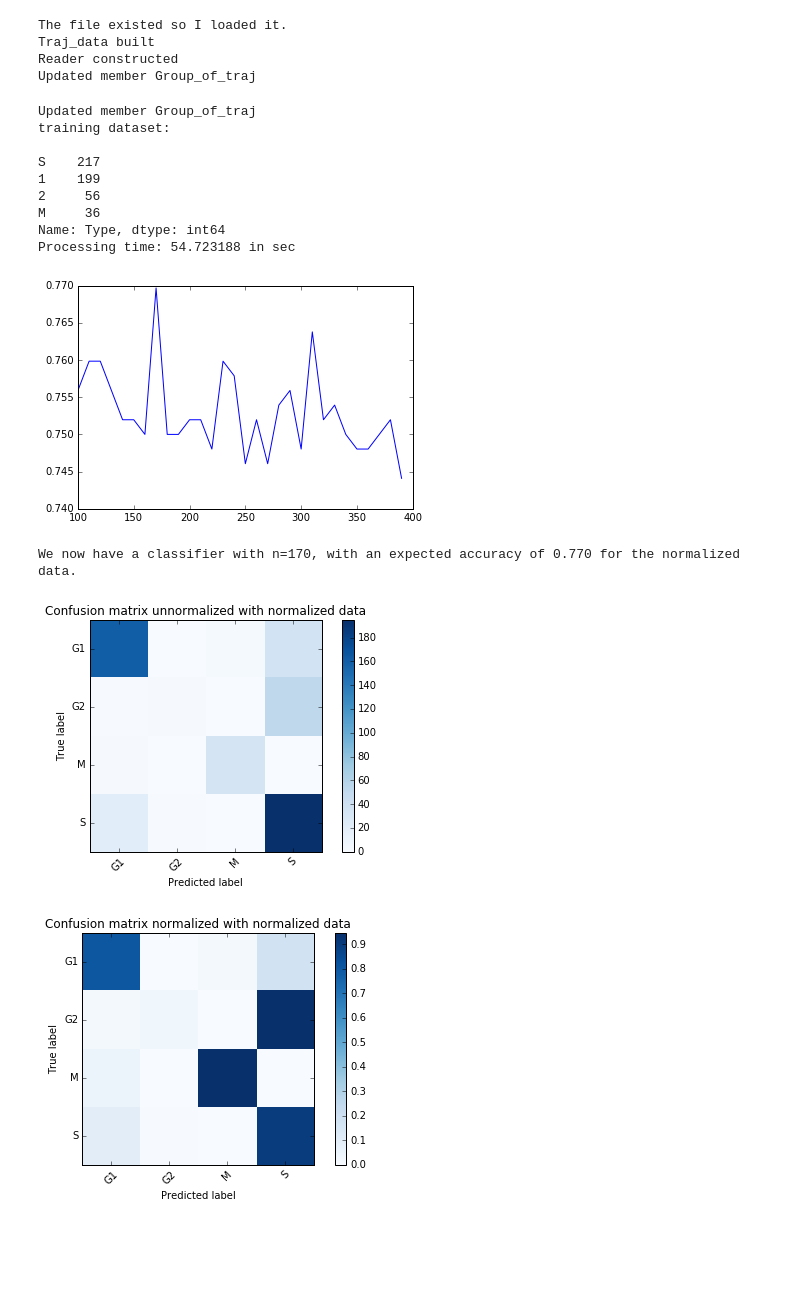
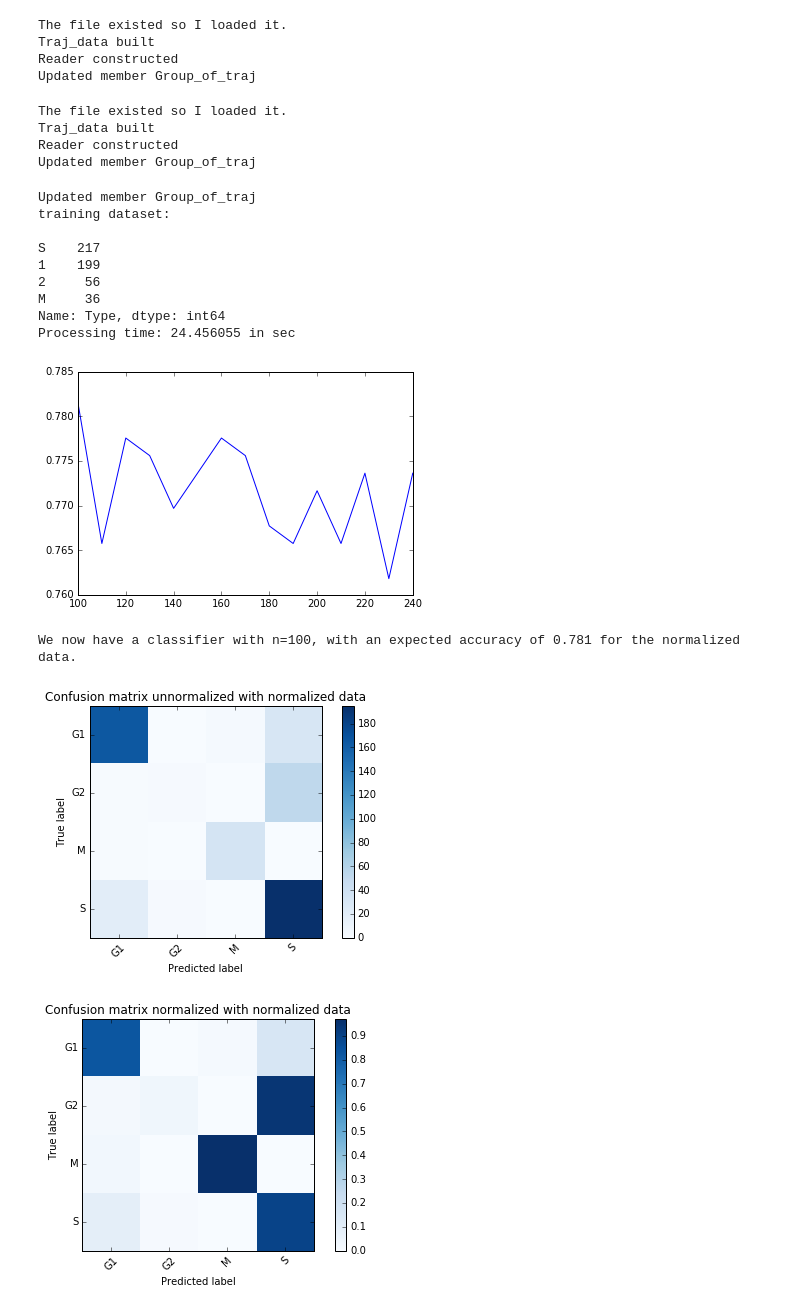
Before and after one commit to PeterJackNaylor/InternWork2, a Jupyter notebook: test.ipynb, the cells around one changed output. Saved outputs shown, nothing was run; the diff lists cells and outputs as text; code cells hidden in the pictures; blank space fills up the shorter version.

```diff
--- a/test.ipynb
+++ b/test.ipynb
@@ -19,10 +19,10 @@ num_str="0015"
 ## Well name
 if os.path.isfile("H2b_data_norm_mult.csv"):
     print "The file existed so I loaded it."
-    H2b_n_m = Traj_data(file_name="H2b_data_norm_mult.csv")#,pkl_traj_file="/home/pubuntu/Documents/InternWork2/Pkl_file")
+    H2b_n_m = Traj_data(file_name="H2b_data_norm_mult.csv",pkl_traj_file="./Pkl_file")
 
 else:
-    H2b_n_m=Traj_data(pkl_traj_file="/home/pubuntu/Documents/InternWork2/Pkl_file")
+    H2b_n_m=Traj_data(pkl_traj_file="./Pkl_file")
 
     H2b_n_m.extracting(num_str,"both_channels_0015.hdf5",'primary')
     ## Extracting the hdf5 file for the primary channel (H2b)
@@ -46,8 +46,39 @@ The file existed so I loaded it.
 Traj_data built
 Reader constructed
 Updated member Group_of_traj
+# %%
+num_str="0015"
+## Well name
+if os.path.isfile("H2b_data.csv"):
+    print "The file existed so I loaded it."
+    H2b = Traj_data(file_name="H2b_data.csv",pkl_traj_file="./Pkl_file")
+
+else:
+    H2b=Traj_data()
+
+    H2b.extracting(num_str,"both_channels_0015.hdf5",'primary')
+    ## Extracting the hdf5 file for the primary channel (H2b)
+
+    H2b.Add_traj(normalize=False)## ,num_traj=10) ## (you can reduce the number of traj)
+    ## Adding Alice's work on tracking to have trajectories
+
+    file_loc="0015_PCNA.xml"
+
+    H2b.label_finder(file_loc)
+    ## Finding associated labels by minimizing distance by click and distance of cell
+
+    H2b.renaming_and_merge()
+    ## renaming the labels to have G1=="1", S=="S", G2=="2" and M=="M"
+    #This procedure may take a long time.
+
+    H2b.data.to_csv('H2b_data.csv',index=False,header=True)
+# %% [output]
+The file existed so I loaded it.
+Traj_data built
+Reader constructed
+Updated member Group_of_traj
 # %%
-
+###
 kfold=3
 
 instances_to_keep=pd.notnull(H2b_n_m.data.traj)
@@ -59,39 +90,39 @@ print "training dataset: \n"
 print H2b_n_m.train["Type"].value_counts()
 
 if H2b_n_m.Var_missing[0] in H2b_n_m.train.columns:
     H2b_n_m.missing_features_train()
 if H2b_n_m.Var_missing[0] in H2b_n_m.data.columns:
     H2b_n_m.missing_features_data()
-values=[100 + i*10 for i in range(30)]
+values=[100 + i*10 for i in range(15)]
 model_n_m=RandomForest_Autotunner(values)
 
 model_n_m.tunning(H2b_n_m.train[H2b_n_m.names],H2b_n_m.train["Type"],kfold,plot=True,fit_new_model=True)
 plt.show()
 
 i_=np.argmax(model_n_m.MSE)
 n_tree=values[i_]
 print "We now have a classifier with n=%d, with an expected accuracy of %5.3f for the normalized data. \n" %(n_tree,max(model_n_m.MSE))
 
 
 plot_matrix(model_n_m.cm,title="Confusion matrix unnormalized with normalized data")
 plt.show()
 model_n_m.cm_normalized = model_n_m.cm.astype('float') / model_n_m.cm.sum(axis=1)[:, np.newaxis]
 plot_matrix(model_n_m.cm_normalized,title="Confusion matrix normalized with normalized data")
 plt.show()
 # %% [output]
 Updated member Group_of_traj
 training dataset:
 
 S    217
 1    199
 2     56
 M     36
 Name: Type, dtype: int64
-Processing time: 54.723188 in sec
+Processing time: 24.456055 in sec
-[figure, old version]
+[figure, new version]
-We now have a classifier with n=170, with an expected accuracy of 0.770 for the normalized data.
+We now have a classifier with n=100, with an expected accuracy of 0.781 for the normalized data.
 [figure]
-[figure, old version]
+[figure, new version]
 # %%
 train_file="MitoseClassif.arff"
 
```
Also changed, not shown: parts of 3 cells of this notebook, 6 other files.
